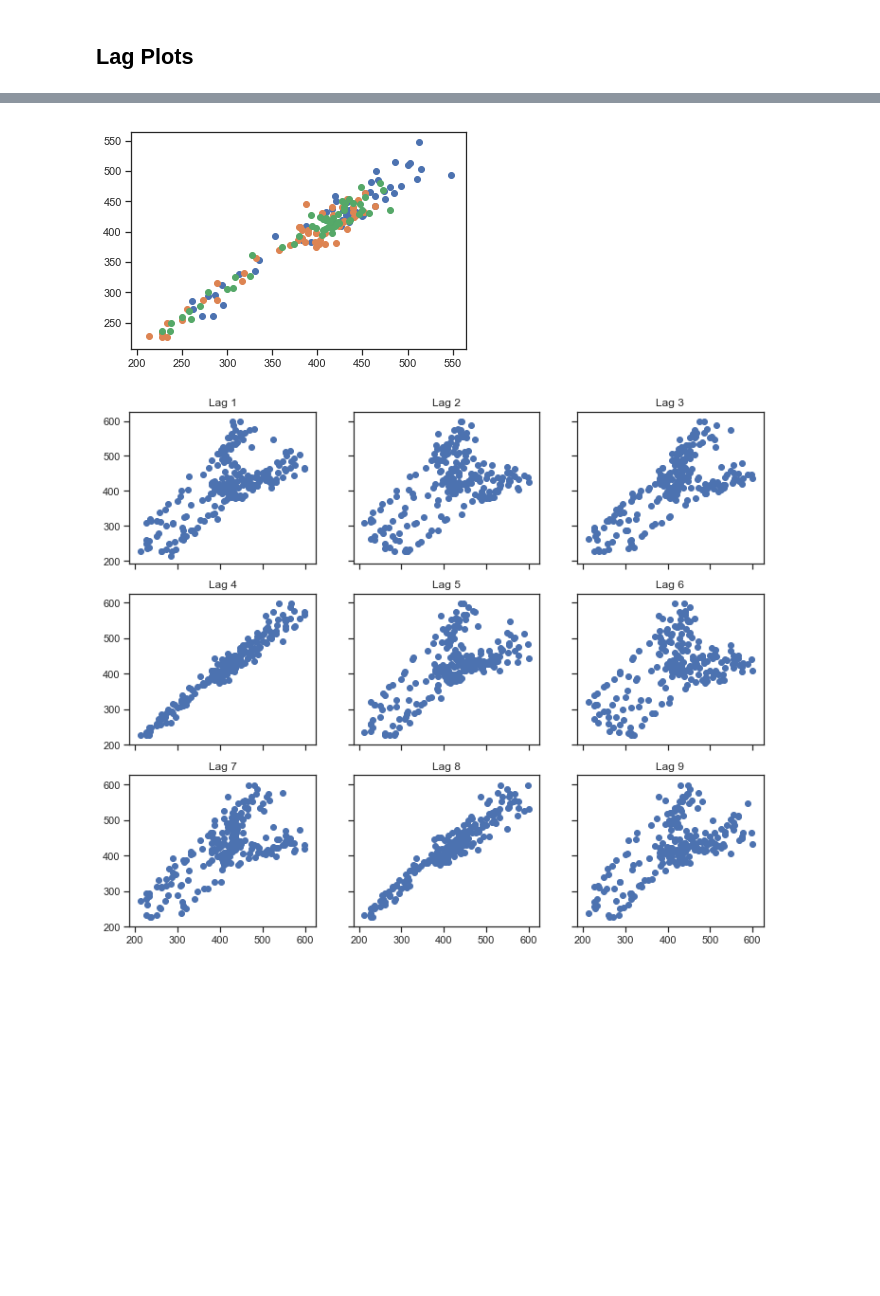
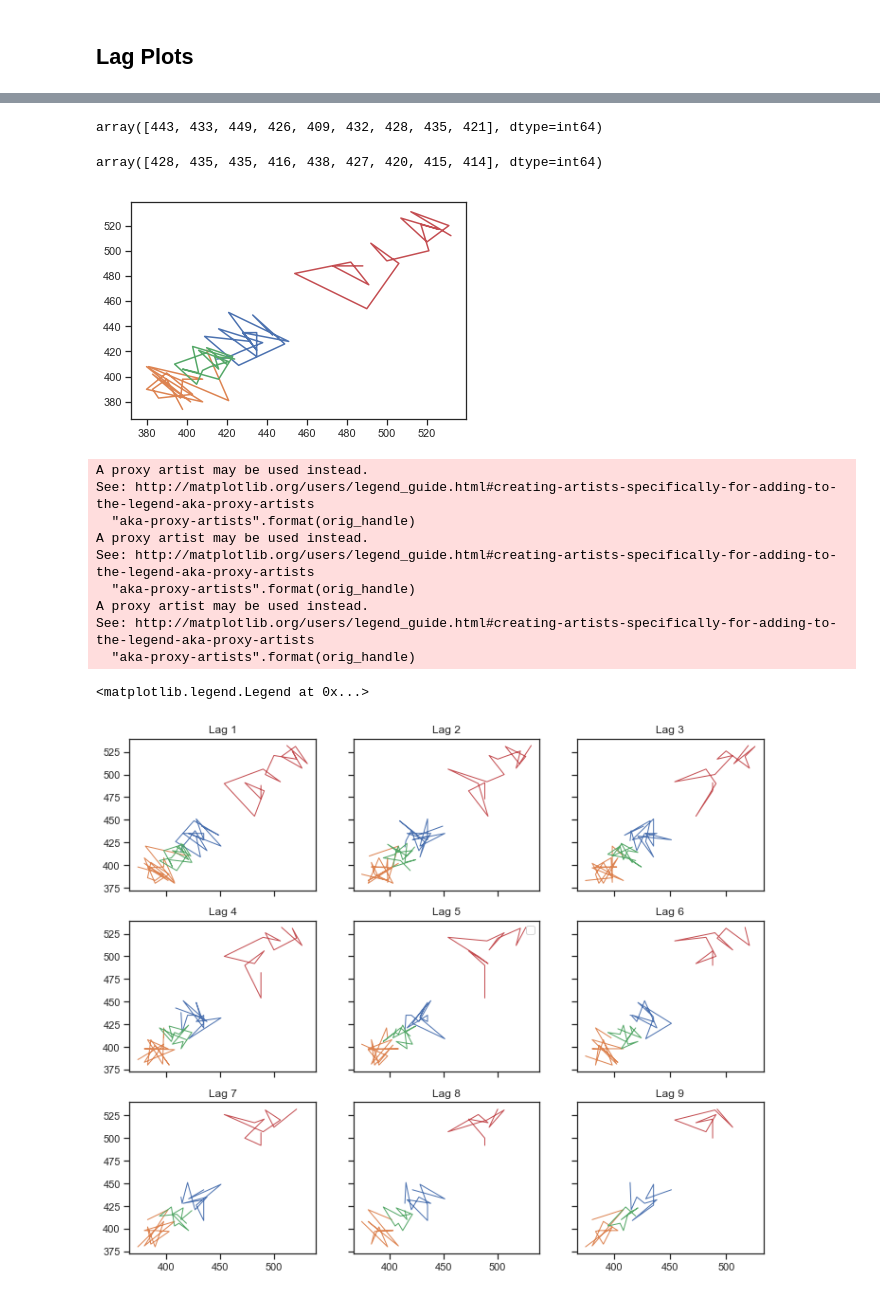
Before and after one commit to robahall/tswalkthrough, a Jupyter notebook: notebooks/1.0-rah-ch2_time_series_graphics.ipynb, the cells around one changed output, grey strips where cells are left out. Drawn from its saved outputs; the diff is of its cells as text; code cells hidden in the pictures; blank space fills up the shorter version.

Commit message:
Adding to lag plots.

```diff
--- a/notebooks/1.0-rah-ch2_time_series_graphics.ipynb
+++ b/notebooks/1.0-rah-ch2_time_series_graphics.ipynb
@@ -206,6 +206,7 @@ ausbeer = pd.read_csv(r"..\data\ausbeer.csv")
 ausbeer['index'] = ausbeer['index'].str.replace(" ", "-")
 ausbeer['index'] = pd.to_datetime(ausbeer['index'])
 ausbeer.set_index('index', inplace = True)
+ausbeer = ausbeer['1992-1':]
 # %%
 from pandas.plotting import lag_plot
 # %%
@@ -224,24 +225,50 @@ ausbeer.head()
+# %%
+data = ausbeer[ausbeer['quarter'] == 1]['value'].values
+# %%
+y1 = data[:-lag]
+y1
+# %% [output]
+array([443, 433, 449, 426, 409, 432, 428, 435, 421], dtype=int64)
+# %%
+y2 = data[lag:]
+y2
+# %% [output]
+array([428, 435, 435, 416, 438, 427, 420, 415, 414], dtype=int64)
 # %%
 lag = 1
-for i in range(1,4):
+for i in range(1,5):
     data = ausbeer[ausbeer['quarter'] == i]['value'].values
     y1 = data[:-lag]
     y2 = data[lag:]
-    plt.scatter(y1, y2)
+    plt.plot(y1, y2)
 # %% [output]
-[figure, old version]
+[figure, new version]
 # %%
 fig, ax = plt.subplots(3, 3, sharex='col', sharey='row', figsize = (12,10))
 lag = 1
 
 
+
 for i in range(3):
     for j in range(3):
-        data = ausbeer.values
-        y1 = data[:-lag]
-        y2 = data[lag:]
-        ax[i,j].scatter(y1, y2)
-        ax[i,j].set_title("Lag {}".format(lag))
+        for k in range(1,5):
+            data = ausbeer[ausbeer['quarter'] == k]['value'].values
+            y1 = data[lag:]
+            y2 = data[:-lag]
+            ax[i,j].plot(y1, y2, lw=1, label='Quarter = {}'.format(moment))
+            ax[i,j].set_title("Lag {}".format(lag))
         lag +=1
+
+ax[1,1].legend(ausbeer, ['1', '2', '3', '4'])
 # %% [output]
+A proxy artist may be used instead.
+See: http://matplotlib.org/users/legend_guide.html#creating-artists-specifically-for-adding-to-the-legend-aka-proxy-artists
+  "aka-proxy-artists".format(orig_handle)
+A proxy artist may be used instead.
+See: http://matplotlib.org/users/legend_guide.html#creating-artists-specifically-for-adding-to-the-legend-aka-proxy-artists
+  "aka-proxy-artists".format(orig_handle)
+A proxy artist may be used instead.
+See: http://matplotlib.org/users/legend_guide.html#creating-artists-specifically-for-adding-to-the-legend-aka-proxy-artists
+  "aka-proxy-artists".format(orig_handle)
+<matplotlib.legend.Legend at 0x...>
-[figure, old version]
+[figure, new version]
```
Also changed, not shown: parts of 2 cells of this notebook.
